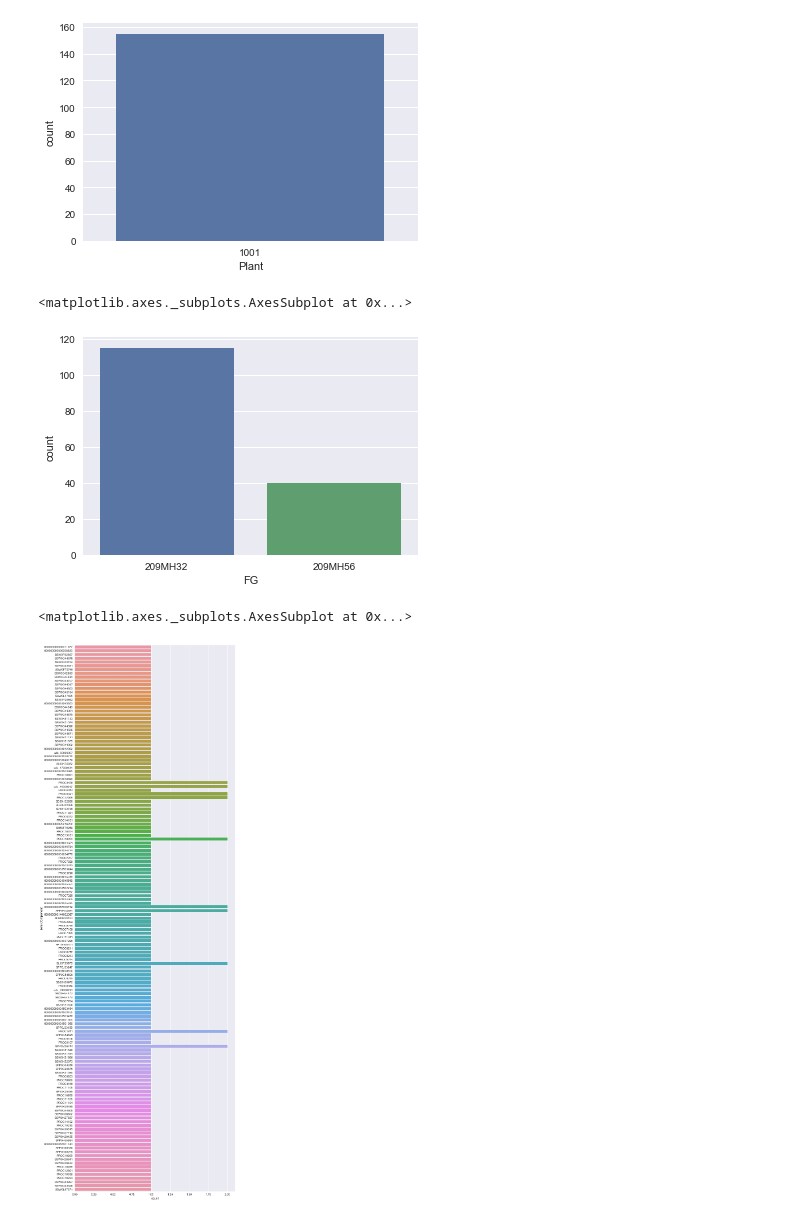
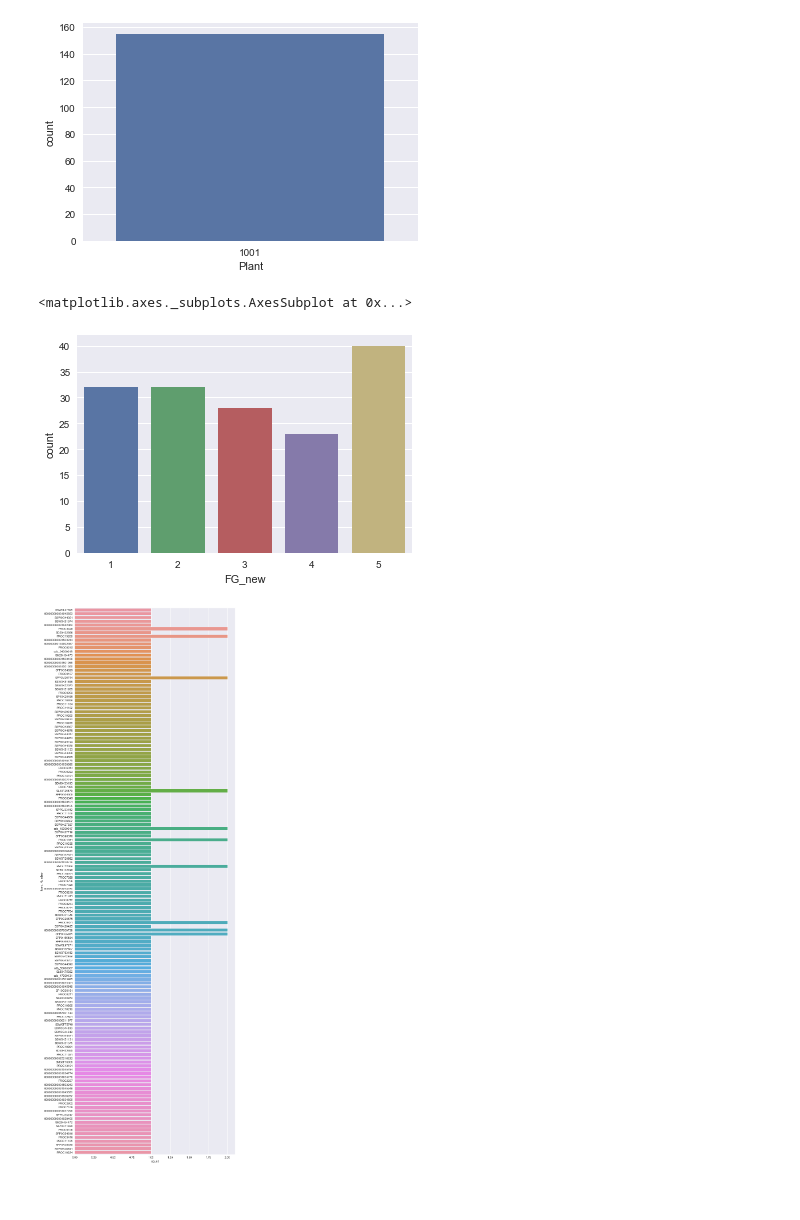
Before and after one commit to BigTerk/DSC541Lonovo, a Jupyter notebook: Lenovo.ipynb, the cells around one changed output. Drawn from its saved outputs; the diff is of its cells as text; code cells hidden in the pictures; blank space fills up the shorter version.

```diff
--- a/Lenovo.ipynb
+++ b/Lenovo.ipynb
@@ -4,6 +4,7 @@ import matplotlib.pyplot as plt
 import seaborn as sns
 import numpy as np
 import re
+import random
 
 
 # Figures inline and set visualization style
@@ -13,5 +14,6 @@ sns.set()
 # Import data
 df_lenovo = pd.read_csv(r'C:\Users\gst8882\Desktop\DSC541\lenovo.csv')
 
-df_lenovo.head()
+df_lenovo2 = pd.read_csv(r'C:\Users\gst8882\Desktop\DSC541\new2_lenovo.csv')
+df_lenovo2.head()
 # %% [output]
@@ -46,16 +49,15 @@ sns.countplot(x='Plant', data=df_lenovo)
 <matplotlib.axes._subplots.AxesSubplot at 0x...>
 [figure]
 # %%
-sns.countplot(x='FG', data=df_lenovo)
+sns.countplot(x='FG_new', data=df_lenovo2)
 # 2 Finished goods
 # %% [output]
 <matplotlib.axes._subplots.AxesSubplot at 0x...>
-[figure, old version]
+[figure, new version]
 # %%
-plt.subplots(figsize=(10,35))
-sns.countplot( y='item/Component',  data=df_lenovo)
+plt.subplots(figsize=(10,35));
+sns.countplot( y='item_Number',  data=df_lenovo2);
 # %% [output]
-<matplotlib.axes._subplots.AxesSubplot at 0x...>
-[figure, old version]
+[figure, new version]
 # %%
 #Check them out
```
Also changed, not shown: parts of 16 cells of this notebook.
